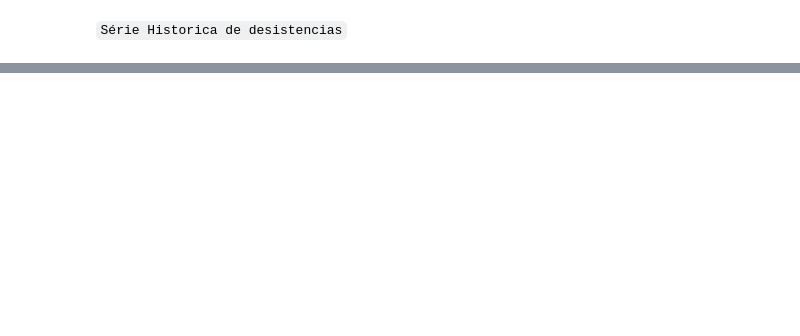
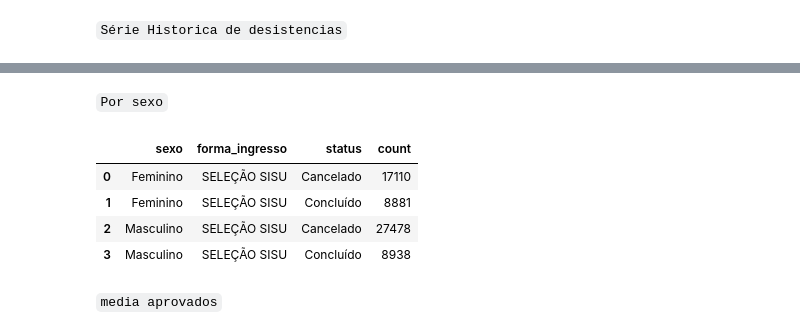
Before and after one commit to kaladabrio2020/dashboardUFC, a Jupyter notebook: tabelas.ipynb, the cells around one changed output, grey strips where cells are left out. Drawn from its saved outputs; the diff is of its cells as text; code cells hidden in the pictures; blank space fills up the shorter version.

```diff
--- a/tabelas.ipynb
+++ b/tabelas.ipynb
@@ -66,0 +162,28 @@ SerieHistoricaDesistenciasPlot(data1).show()
+# %% [markdown]
+`Por sexo`
+# %%
+def PorSexo(anos = [2010, 2010], status = ['Cancelado', 'Ativo','Concluído', 'Trancado'], modo_entrada = ['VESTIBULAR', 'SISU']):
+    with open('json/queries.json', 'r', encoding='utf-8') as f:
+        queries = json.load(f)
+
+    sql = queries['PorSexo']
+    sql = sql.replace('ano1_', str(anos[0])).replace('ano2_', str(anos[1]))
+
+    d_ = ['d1', 'd2', 'd3', 'd4']
+    for e, i in enumerate(status):
+        sql = sql.replace(f'{d_[e]}', f'{i}')
+
+    c_ = ['c1', 'c2']
+    for e, i in enumerate(modo_entrada):
+        sql = sql.replace(f'{c_[e]}', f'{i}')
+
+    return pd.read_sql_query(sql, engine)
+# %%
+data = PorSexo(anos=[2010, 2023], status=['Cancelado', 'Concluído'], modo_entrada=['SISU'])
+data
+# %% [output]
+|  | sexo | forma_ingresso | status | count |
+| 0 | Feminino | SELEÇÃO SISU | Cancelado | 17110 |
+| 1 | Feminino | SELEÇÃO SISU | Concluído | 8881 |
+| 2 | Masculino | SELEÇÃO SISU | Cancelado | 27478 |
+| 3 | Masculino | SELEÇÃO SISU | Concluído | 8938 |
@@ -66,0 +239,2 @@ SerieHistoricaDesistenciasPlot(data1).show()
+# %% [markdown]
+`media aprovados`
```
Also changed, not shown: parts of 17 cells of this notebook, 9 other files.
